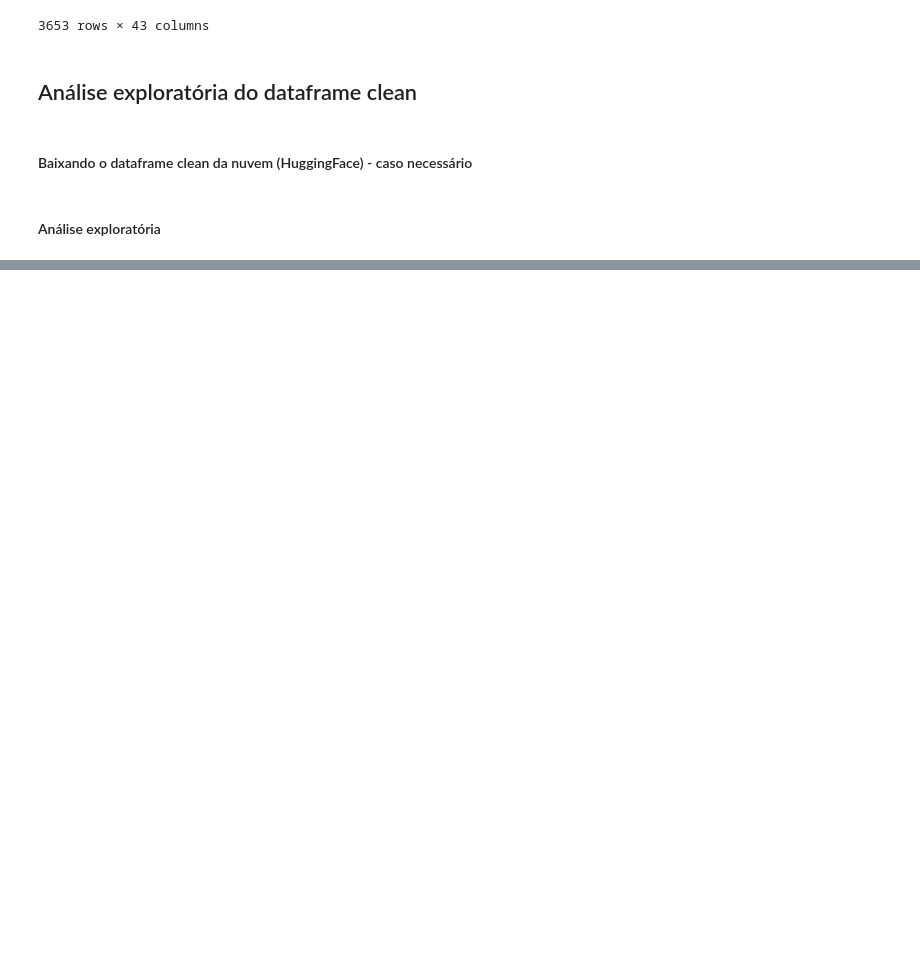
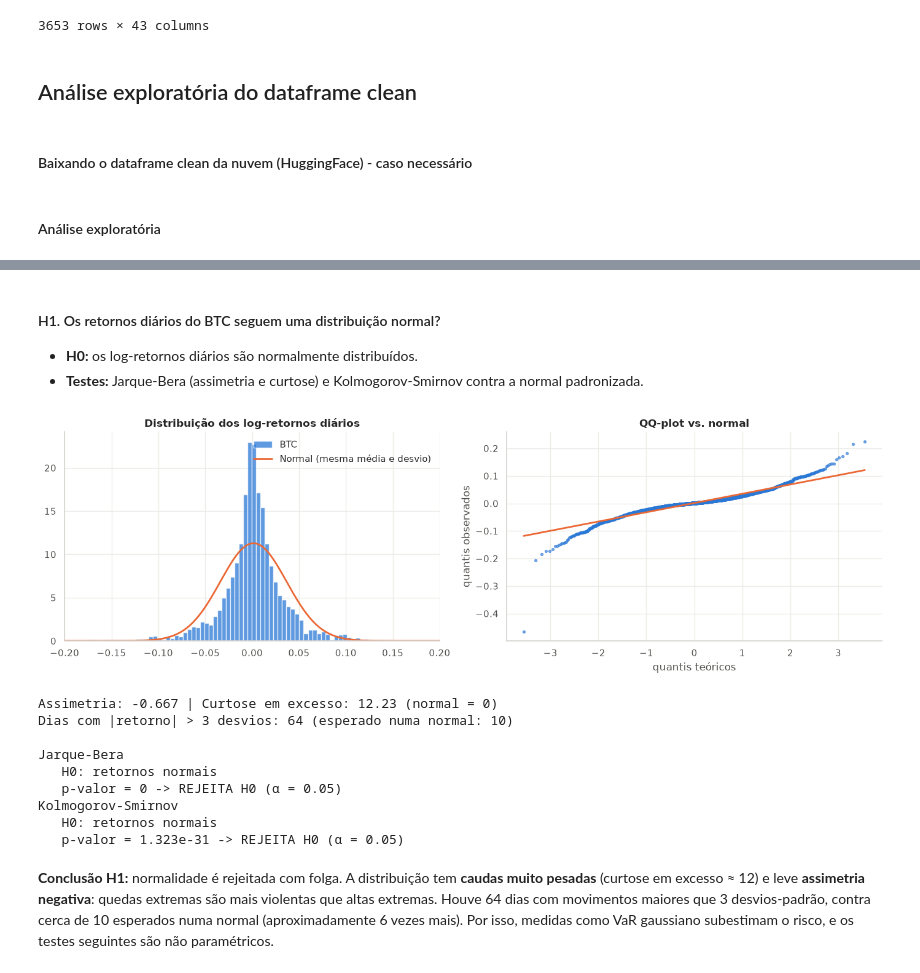
Before and after one commit to Fugant1/MADES, a Jupyter notebook: MADES/sources/notebooks/struc_data.ipynb, the cells around one changed output, grey strips where cells are left out. Cells and saved outputs as stored; diff of their text form; code cells hidden in the pictures; blank space fills up the shorter version.

```diff
--- a/MADES/sources/notebooks/struc_data.ipynb
+++ b/MADES/sources/notebooks/struc_data.ipynb
@@ -223,0 +441,41 @@ Download concluído! Dimensões do dataset: (3650, 45)
+# %% [markdown]
+#### H1. Os retornos diários do BTC seguem uma distribuição normal?
+
+- **H0:** os log-retornos diários são normalmente distribuídos.
+- **Testes:** Jarque-Bera (assimetria e curtose) e Kolmogorov-Smirnov contra a normal padronizada.
+# %%
+fig, axes = plt.subplots(1, 2, figsize=(14, 4.5))
+x = np.linspace(r.min(), r.max(), 400)
+axes[0].hist(r, bins=150, density=True, color=C[0], alpha=0.75, label="BTC")
+axes[0].plot(x, stats.norm.pdf(x, r.mean(), r.std()), color=C[1], lw=2, label="Normal (mesma média e desvio)")
+axes[0].set_xlim(-0.2, 0.2)
+axes[0].set_title("Distribuição dos log-retornos diários")
+axes[0].legend(frameon=False)
+
+(osm, osr), (slope, intercept, _) = stats.probplot(r, dist="norm")
+axes[1].scatter(osm, osr, s=8, color=C[0], alpha=0.6)
+axes[1].plot(osm, slope * osm + intercept, color=C[1], lw=2)
+axes[1].set_title("QQ-plot vs. normal")
+axes[1].set_xlabel("quantis teóricos")
+axes[1].set_ylabel("quantis observados")
+plt.tight_layout()
+plt.show()
+
+print(f"Assimetria: {stats.skew(r):.3f} | Curtose em excesso: {stats.kurtosis(r):.2f} (normal = 0)")
+z = (r - r.mean()) / r.std()
+print(f"Dias com |retorno| > 3 desvios: {(z.abs() > 3).sum()} (esperado numa normal: {len(r) * 2 * stats.norm.sf(3):.0f})")
+print("\nJarque-Bera"); veredito(stats.jarque_bera(r).pvalue, "retornos normais")
+print("Kolmogorov-Smirnov"); veredito(stats.kstest(z, "norm").pvalue, "retornos normais")
+# %% [output]
+[figure, added]
+Assimetria: -0.667 | Curtose em excesso: 12.23 (normal = 0)
+Dias com |retorno| > 3 desvios: 64 (esperado numa normal: 10)
+
+Jarque-Bera
+   H0: retornos normais
+   p-valor = 0 -> REJEITA H0 (α = 0.05)
+Kolmogorov-Smirnov
+   H0: retornos normais
+   p-valor = 1.323e-31 -> REJEITA H0 (α = 0.05)
+# %% [markdown]
+**Conclusão H1:** normalidade é rejeitada com folga. A distribuição tem **caudas muito pesadas** (curtose em excesso ≈ 12) e leve **assimetria negativa**: quedas extremas são mais violentas que altas extremas. Houve 64 dias com movimentos maiores que 3 desvios-padrão, contra cerca de 10 esperados numa normal (aproximadamente 6 vezes mais). Por isso, medidas como VaR gaussiano subestimam o risco, e os testes seguintes são não paramétricos.
```
Also changed, not shown: parts of 51 cells of this notebook, 1 other file.
